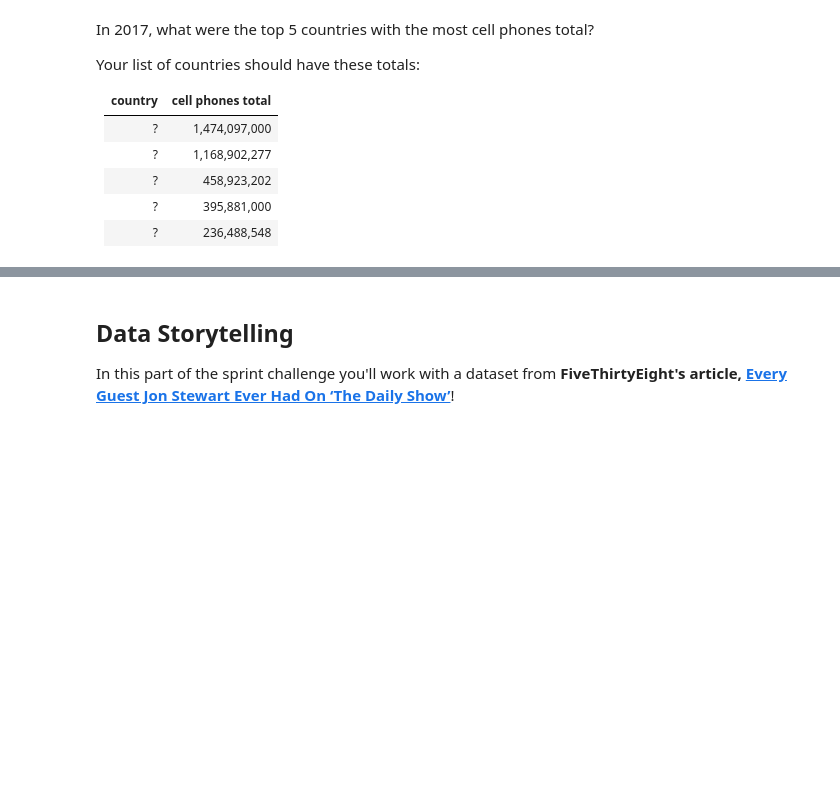
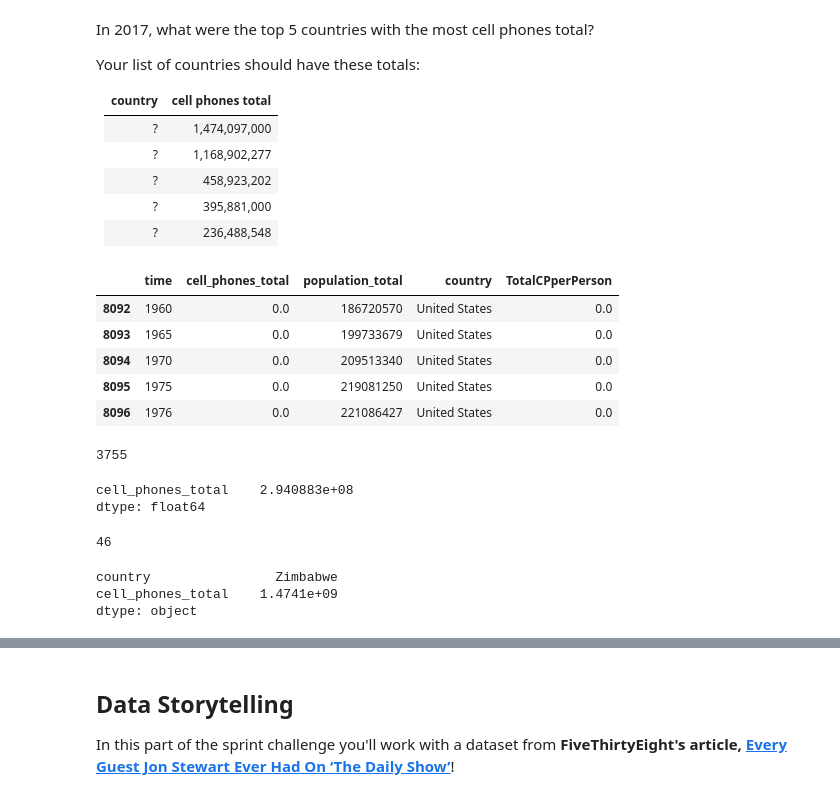
Before and after one commit to marianvinas/DS-Unit-1-Sprint-1-Data-Wrangling-and-Storytelling-1, a Jupyter notebook: DS_Unit_1_Sprint_Challenge_1_Data_Wrangling_and_Storytelling.ipynb, the cells around one changed output, grey strips where cells are left out. Saved outputs shown, nothing was run; the diff lists cells and outputs as text; code cells hidden in the pictures; blank space fills up the shorter version.

```diff
--- a/DS_Unit_1_Sprint_Challenge_1_Data_Wrangling_and_Storytelling.ipynb
+++ b/DS_Unit_1_Sprint_Challenge_1_Data_Wrangling_and_Storytelling.ipynb
@@ -372,0 +371,19 @@ Your list of countries should have these totals:
+# %%
+# Your Work Here
+#small_df.groupby('country')[['cell_phones_total']].max()
+#work_df['race'].value_counts().head()
+#small_df['country'].value_counts().max()
+#small_df['country'].value_counts().sort_values(ascending=True).max()
+small_df.loc[small_df['country']=='United States'].head()
+# %% [output]
+|  | time | cell_phones_total | population_total | country | TotalCPperPerson |
+| 8092 | 1960 | 0.0 | 186720570 | United States | 0.0 |
+| 8093 | 1965 | 0.0 | 199733679 | United States | 0.0 |
+| 8094 | 1970 | 0.0 | 209513340 | United States | 0.0 |
+| 8095 | 1975 | 0.0 | 219081250 | United States | 0.0 |
+| 8096 | 1976 | 0.0 | 221086427 | United States | 0.0 |
+# %%
+#work_df['native-country'].value_counts().head()
+small_df['cell_phones_total'].value_counts().max()
+# %% [output]
+3755
@@ -372,0 +392,18 @@ Your list of countries should have these totals:
+# %%
+#drivetimes_df = metro_commute_df.groupby('RUCC_2013')[['MeanCommute']].mean()
+#drivetimes_df
+topcountry = small_df.groupby('country')[['cell_phones_total']].mean()
+topcountry.max()
+# %% [output]
+cell_phones_total    2.940883e+08
+dtype: float64
+# %%
+small_df['country'].value_counts().sort_values(ascending=False).max()
+# %% [output]
+46
+# %%
+small_df[['country', 'cell_phones_total']].max()
+# %% [output]
+country                Zimbabwe
+cell_phones_total    1.4741e+09
+dtype: object
```
Also changed, not shown: parts of 7 cells of this notebook.
